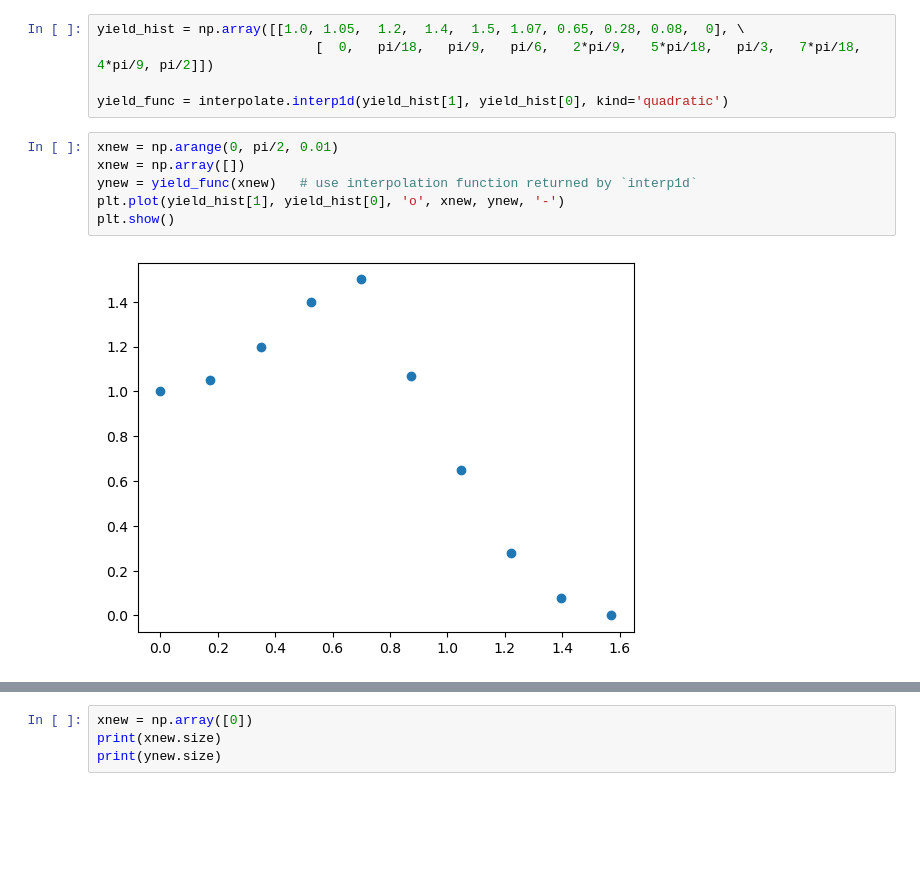
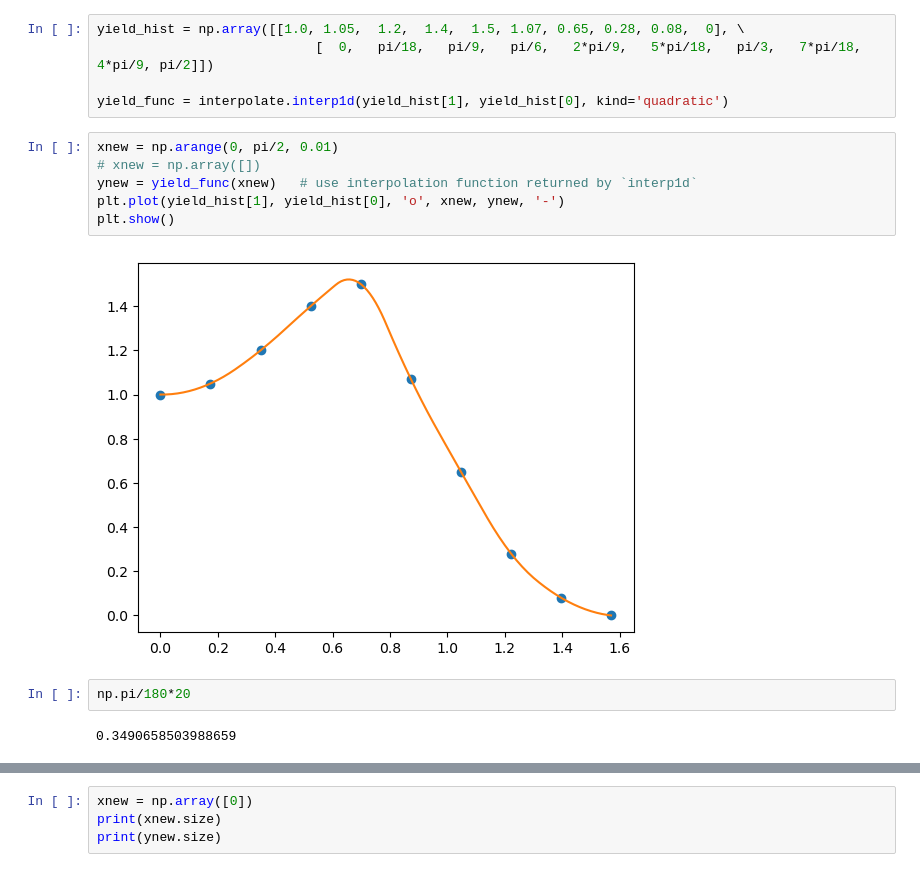
Before and after one commit to ararakitsubasa/etching, a Jupyter notebook: voxelToPointcloud.ipynb, the cells around one changed output, grey strips where cells are left out. Drawn from its saved outputs; the diff is of its cells as text; blank space fills up the shorter version.

```diff
--- a/voxelToPointcloud.ipynb
+++ b/voxelToPointcloud.ipynb
@@ -81,9 +82,13 @@ yield_hist = np.array([[1.0, 1.05,  1.2,  1.4,  1.5, 1.07, 0.65, 0.28, 0.08,  0]
 yield_func = interpolate.interp1d(yield_hist[1], yield_hist[0], kind='quadratic')
 # %%
 xnew = np.arange(0, pi/2, 0.01)
-xnew = np.array([])
+# xnew = np.array([])
 ynew = yield_func(xnew)   # use interpolation function returned by `interp1d`
 plt.plot(yield_hist[1], yield_hist[0], 'o', xnew, ynew, '-')
 plt.show()
 # %% [output]
-[figure, old version]
+[figure, new version]
+# %%
+np.pi/180*20
+# %% [output]
+0.3490658503988659
```
Also changed, not shown: parts of 10 cells of this notebook, 2 other files.
